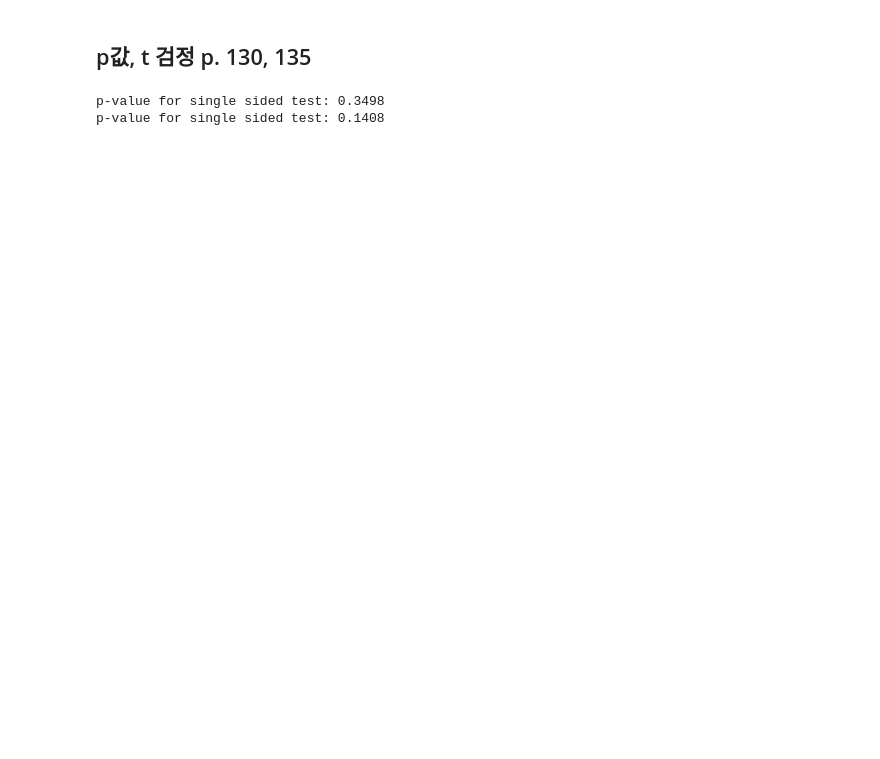
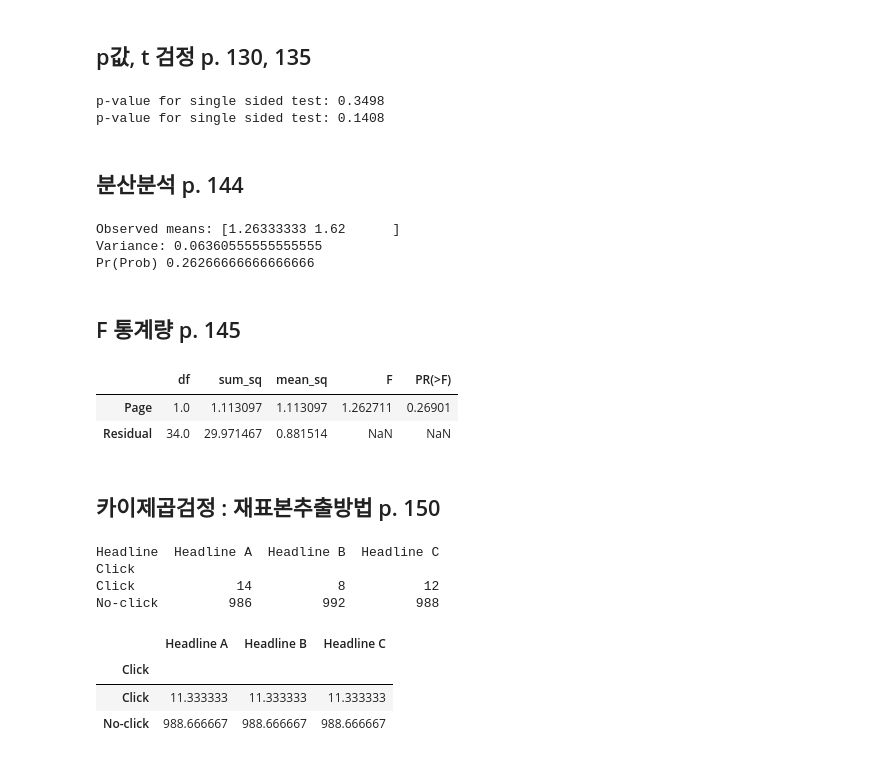
Before and after one commit to one131313/Statistics-Study, a Jupyter notebook: One/chapter3_one.ipynb, the cells around one changed output. Saved outputs shown, nothing was run; the diff lists cells and outputs as text; code cells hidden in the pictures; blank space fills up the shorter version.

```diff
--- a/One/chapter3_one.ipynb
+++ b/One/chapter3_one.ipynb
@@ -113,3 +127,63 @@ print(f'p-value for single sided test: {res.pvalue / 2:.4f}')
 # %% [output]
 p-value for single sided test: 0.3498
 p-value for single sided test: 0.1408
+# %% [markdown]
+## 분산분석 p. 144
+# %%
+# 순열검정
+four_sessions = pd.read_csv("C:/Users/User/Desktop/project/statistics data/data/web_page_data.csv")
+
+observed_variance = four_sessions.groupby('Page').mean().var()[0]
+print('Observed means:', four_sessions.groupby('Page').mean().values.ravel())
+print('Variance:', observed_variance)
+
+def perm_test(df):
+    df = df.copy()
+    df['Time'] = np.random.permutation(df['Time'].values)
+    return df.groupby('Page').mean().var()[0]
+
+perm_variance = [perm_test(four_sessions) for _ in range(3000)]
+print('Pr(Prob)', np.mean([var > observed_variance for var in perm_variance]))
+# %% [output]
+Observed means: [1.26333333 1.62      ]
+Variance: 0.06360555555555555
+Pr(Prob) 0.26266666666666666
+# %% [markdown]
+## F 통계량 p. 145
+# %%
+import statsmodels.api as sm
+import statsmodels.formula.api as smf
+
+model = smf.ols('Time ~ Page', data = four_sessions).fit()
+
+aov_table = sm.stats.anova_lm(model)
+aov_table
+# %% [output]
+|  | df | sum_sq | mean_sq | F | PR(>F) |
+| Page | 1.0 | 1.113097 | 1.113097 | 1.262711 | 0.26901 |
+| Residual | 34.0 | 29.971467 | 0.881514 | NaN | NaN |
+# %% [markdown]
+## 카이제곱검정 : 재표본추출방법 p. 150
+# %%
+# Table 3-4
+click_rate = pd.read_csv("C:/Users/User/Desktop/project/statistics data/data/click_rates.csv")
+clicks = click_rate.pivot(index='Click', columns='Headline', values='Rate')
+print(clicks)
+# %% [output]
+Headline  Headline A  Headline B  Headline C
+Click
+Click             14           8          12
+No-click         986         992         988
+# %%
+# Table 3-5
+row_average = clicks.mean(axis=1)
+pd.DataFrame({
+    'Headline A': row_average,
+    'Headline B': row_average,
+    'Headline C': row_average,
+})
+# %% [output]
+|  | Headline A | Headline B | Headline C |
+| Click |  |  |  |
+| Click | 11.333333 | 11.333333 | 11.333333 |
+| No-click | 988.666667 | 988.666667 | 988.666667 |
```
Also changed, not shown: parts of 9 cells of this notebook.
